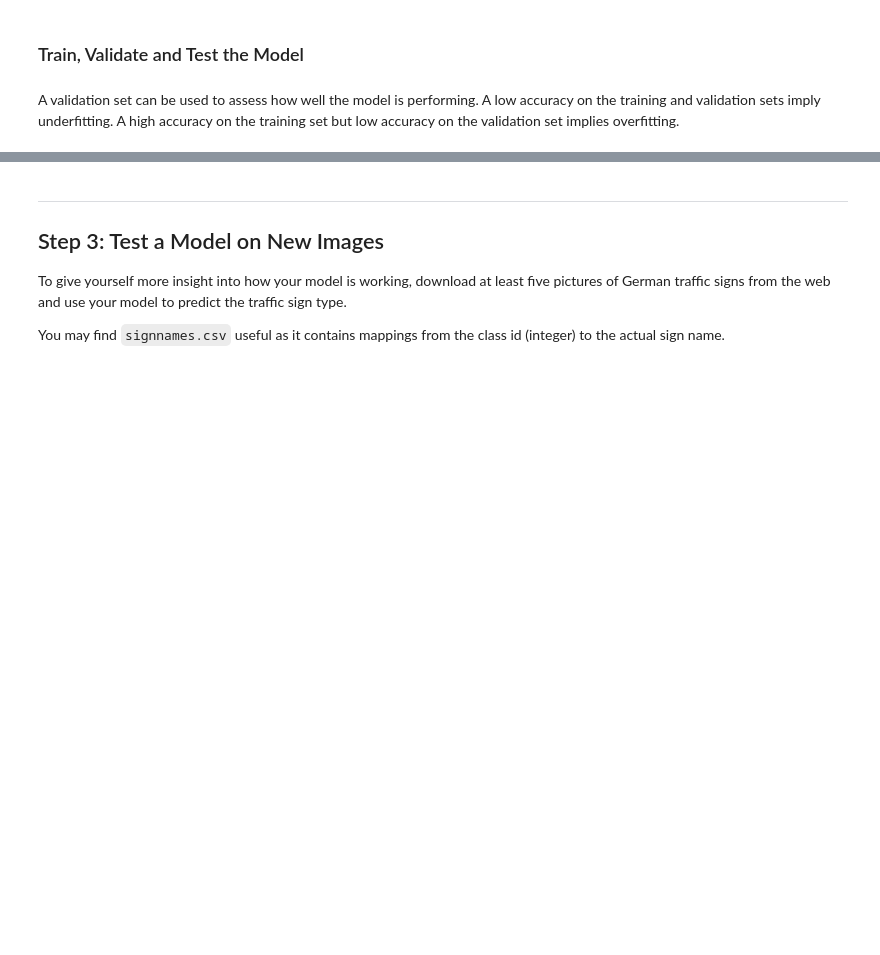
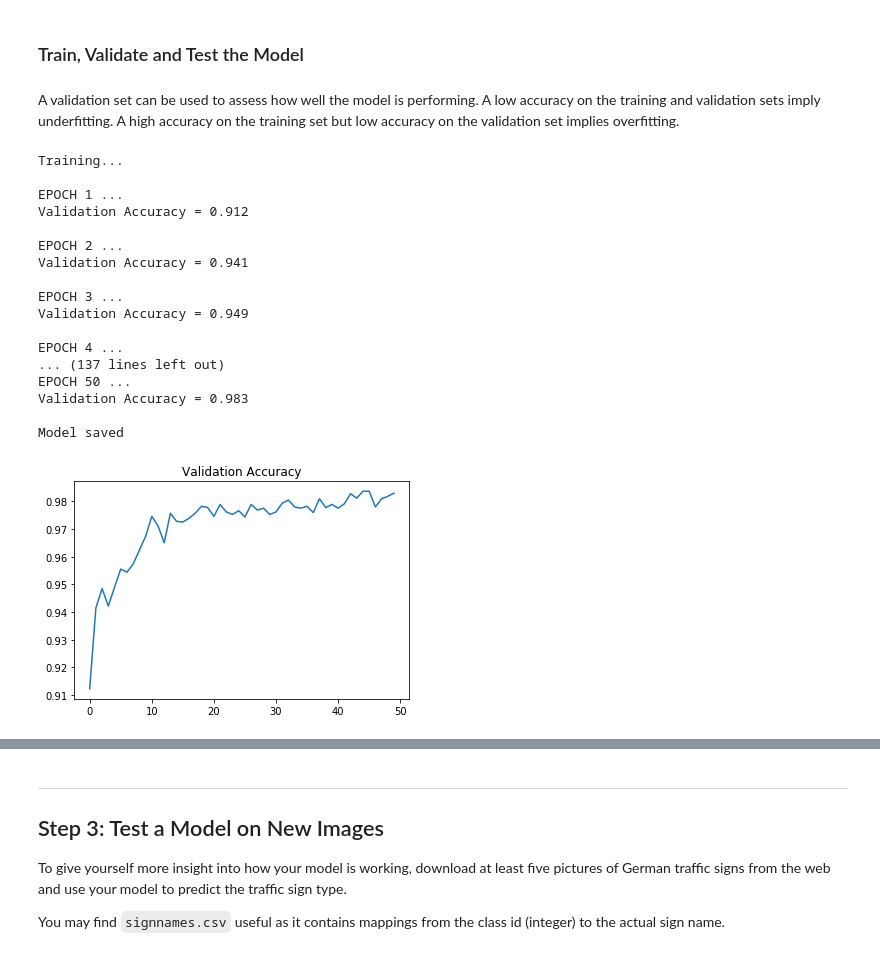
Before and after one commit to x327397818/UDC-Term1-project2, a Jupyter notebook: Traffic_Sign_Classifier.ipynb, the cells around one changed output, grey strips where cells are left out. Cells and saved outputs as stored; diff of their text form; code cells hidden in the pictures; blank space fills up the shorter version.

```diff
--- a/Traffic_Sign_Classifier.ipynb
+++ b/Traffic_Sign_Classifier.ipynb
@@ -189,3 +335,12 @@ Use the code cell (or multiple code cells, if necessary) to implement the first
 # %% [markdown]
 A validation set can be used to assess how well the model is performing. A low accuracy on the training and validation
 sets imply underfitting. A high accuracy on the training set but low accuracy on the validation set implies overfitting.
+# %%
+#set training related values
+EPOCHS = 50
+BATCH_SIZE = 100
+
+x = tf.placeholder(tf.float32, (None, 32, 32, 1))
+y = tf.placeholder(tf.int32, (None))
+keep_prob = tf.placeholder(tf.float32)
+one_hot_y = tf.one_hot(y, 43)
@@ -192,6 +365,68 @@ sets imply underfitting. A high accuracy on the training set but low accuracy on
+# %%
+#evaluation pipline
+def evaluate(X_data, y_data):
+    num_examples = len(X_data)
+    total_accuracy = 0
+    sess = tf.get_default_session()
+    for offset in range(0, num_examples, BATCH_SIZE):
+        batch_x, batch_y = X_data[offset:offset+BATCH_SIZE], y_data[offset:offset+BATCH_SIZE]
+        accuracy = sess.run(accuracy_operation, feed_dict={x: batch_x, y: batch_y, keep_prob: 1.0})
+        total_accuracy += (accuracy * len(batch_x))
+    return total_accuracy / num_examples
 # %%
 ### Train your model here.
 ### Calculate and report the accuracy on the training and validation set.
 ### Once a final model architecture is selected,
 ### the accuracy on the test set should be calculated and reported as well.
 ### Feel free to use as many code cells as needed.
+
+
+#train and evaluate model
+
+with tf.Session() as sess:
+    sess.run(tf.global_variables_initializer())
+    num_examples = len(X_train_processed)
+
+    print("Training...")
+    print()
+    validation_accuracy_figure = []
+
+    for i in range(EPOCHS):
+        X_train_processed, y_train_processed = shuffle(X_train_processed, y_train_processed)
+        for offset in range(0, num_examples, BATCH_SIZE):
+            end = offset + BATCH_SIZE
+            batch_x, batch_y = X_train_processed[offset:end], y_train_processed[offset:end]
+            sess.run(training_operation, feed_dict={x: batch_x, y: batch_y, keep_prob: 0.75})
+
+        validation_accuracy = evaluate(X_valid_processed, y_valid)
+        validation_accuracy_figure.append(validation_accuracy)
+
+        print("EPOCH {} ...".format(i+1))
+        print("Validation Accuracy = {:.3f}".format(validation_accuracy))
+        print()
+
+    saver.save(sess, ModelSave)
+    print("Model saved")
+
+plt.plot(validation_accuracy_figure)
+plt.title("Validation Accuracy")
+plt.show()
+# %% [output]
+Training...
+
+EPOCH 1 ...
+Validation Accuracy = 0.912
+
+EPOCH 2 ...
+Validation Accuracy = 0.941
+
+EPOCH 3 ...
+Validation Accuracy = 0.949
+
+EPOCH 4 ...
+... (137 lines left out)
+EPOCH 50 ...
+Validation Accuracy = 0.983
+
+Model saved
+[figure, added]
```
Also changed, not shown: parts of 14 cells of this notebook, 12 other files.
